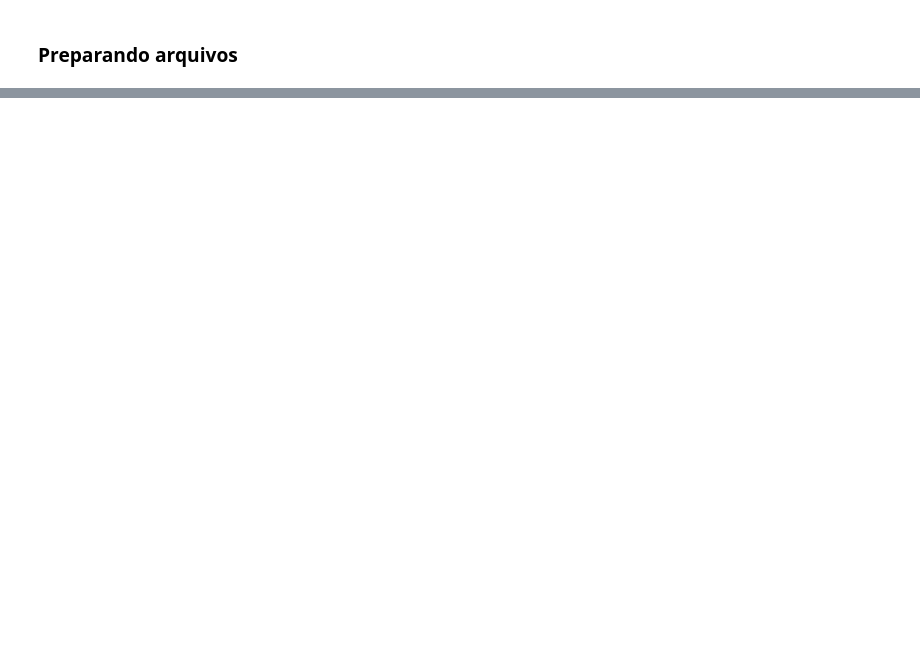
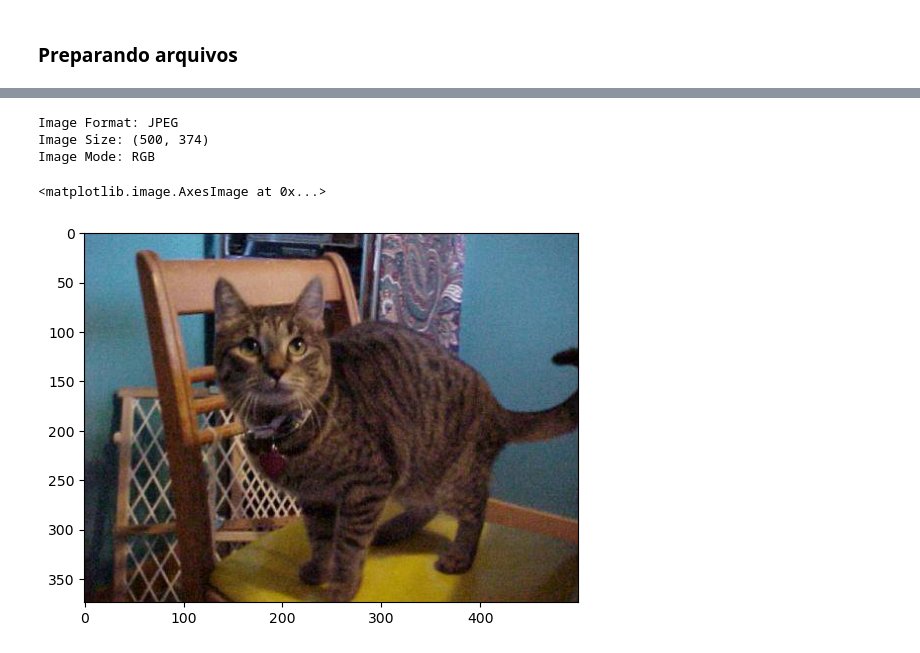
Before and after one commit to HugoVasc/IEEE_CIS, a Jupyter notebook: PeriodoT4/notebook.ipynb, the cells around one changed output, grey strips where cells are left out. Cells and saved outputs as stored; diff of their text form; code cells hidden in the pictures; blank space fills up the shorter version.

```diff
--- a/PeriodoT4/notebook.ipynb
+++ b/PeriodoT4/notebook.ipynb
@@ -54,0 +260,21 @@ split_data(ORIGIN_DIR, DATA_DIR, TRAIN_DIR, TEST_DIR, VAL_DIR, 100, 70, 30)
+# %%
+from PIL import Image
+
+#Get path of first image of cat
+first_cat_image = os.path.join(TRAIN_DIR, 'cats', os.listdir(os.path.join(TRAIN_DIR, 'cats'))[0])
+
+image = Image.open(first_cat_image)
+print(f"Image Format: {image.format}")
+print(f"Image Size: {image.size}")
+print(f"Image Mode: {image.mode}")
+# %% [output]
+Image Format: JPEG
+Image Size: (500, 374)
+Image Mode: RGB
+# %%
+import numpy as np
+from matplotlib import pyplot as plt
+plt.imshow(np.asarray(image))
+# %% [output]
+<matplotlib.image.AxesImage at 0x...>
+[figure, added]
```
Also changed, not shown: parts of 8 cells of this notebook, 1 other file.
